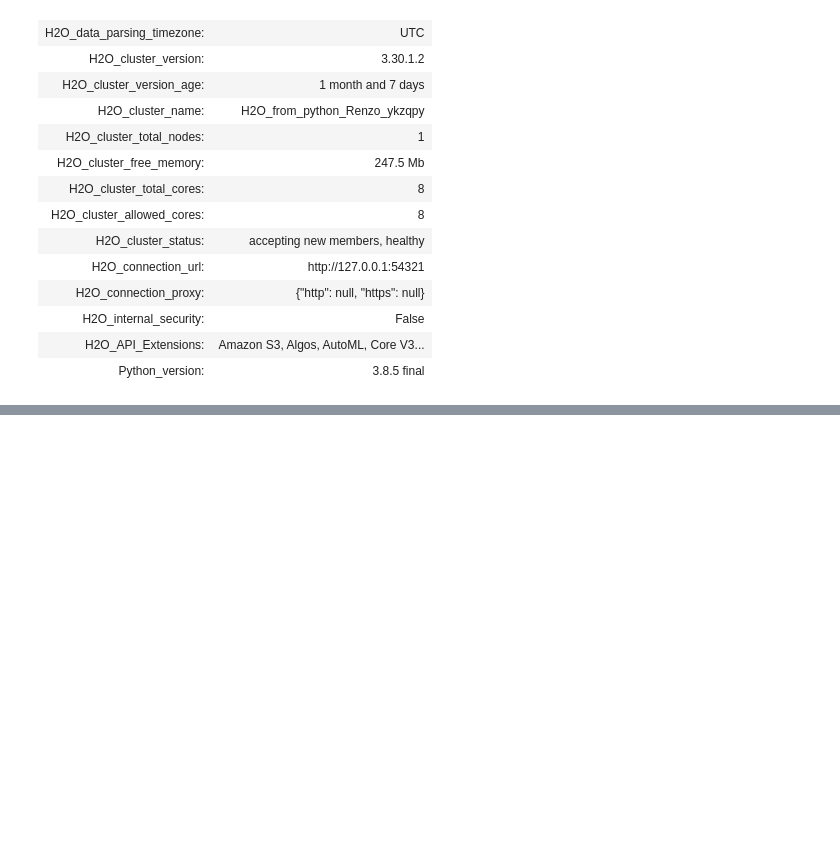
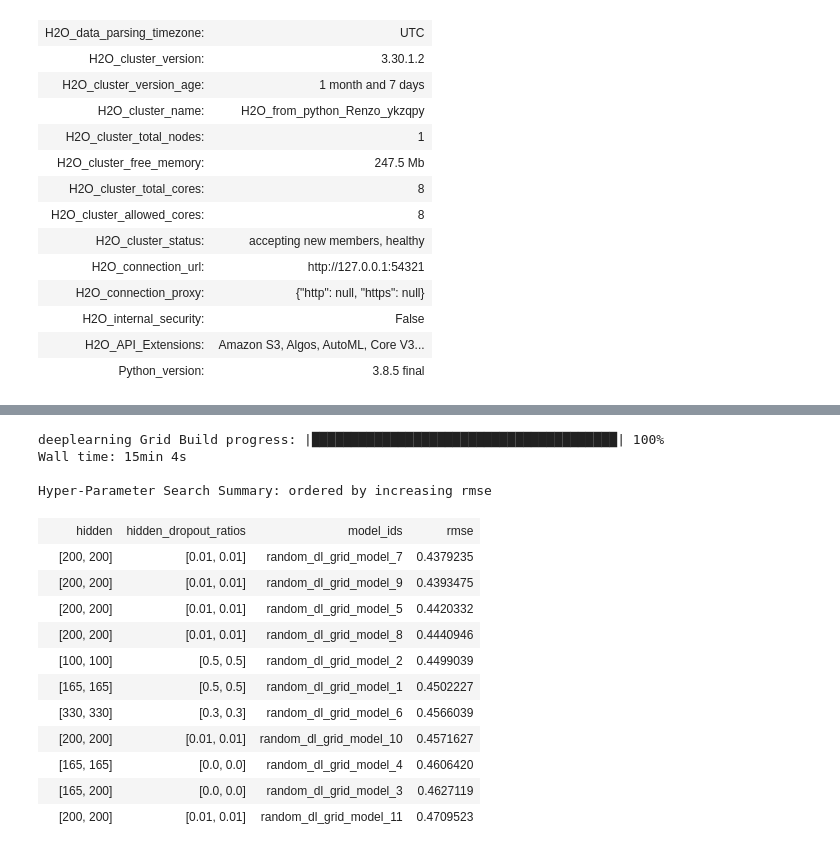
Before and after one commit to renzocsilva/H2O_journey, a Jupyter notebook: Regression_InterestRates.ipynb, the cells around one changed output, grey strips where cells are left out. Cells and saved outputs as stored; diff of their text form; code cells hidden in the pictures; blank space fills up the shorter version.

```diff
--- a/Regression_InterestRates.ipynb
+++ b/Regression_InterestRates.ipynb
@@ -49,0 +225,55 @@ SyntaxError: invalid syntax (&lt;ipython-input-2-b8193dcab7f3&gt;, line 2)
+# %%
+dl = H2ODL(seed = 42,
+           model_id = "DL_tuned",
+           nfolds = 0,
+           keep_cross_validation_predictions  = False,
+           epochs = 10,
+           hidden = [200, 200],
+           hidden_dropout_ratios = [0.01, 0.01],
+           activation = "rectifier_with_dropout",
+           stopping_rounds = 3,
+           stopping_tolerance = 1e-3,
+           stopping_metric = "rmse",
+           adaptive_rate = True)
+
+
+hyper_params = {
+                'max_w2'  : [1e38, 1e35, 1e36],
+                'l2'      : [1e-7, 1e-6, 1e-5, 1e-4],
+               }
+
+
+search_criteria_tune = {
+    "strategy": "RandomDiscrete",
+    "max_runtime_secs": 900,
+    "max_models": 100,
+    "seed": 42
+}
+
+dl_grid = H2OGridSearch(model = dl,
+                        hyper_params = hyper_params,
+                        grid_id = "random_dl_grid",
+                        search_criteria = search_criteria_tune)
+
+%time dl_grid.train(x = x, y = y, training_frame = train, validation_frame = valid)
+
+
+hidden_per = dl_grid.get_grid(sort_by = "rmse", decreasing = False)
+hidden_per.sorted_metric_table()
+# %% [output]
+deeplearning Grid Build progress: |███████████████████████████████████████| 100%
+Wall time: 15min 4s
+
+Hyper-Parameter Search Summary: ordered by increasing rmse
+|  | hidden | hidden_dropout_ratios | model_ids | rmse |
+|  | [200, 200] | [0.01, 0.01] | random_dl_grid_model_7 | 0.4379235 |
+|  | [200, 200] | [0.01, 0.01] | random_dl_grid_model_9 | 0.4393475 |
+|  | [200, 200] | [0.01, 0.01] | random_dl_grid_model_5 | 0.4420332 |
+|  | [200, 200] | [0.01, 0.01] | random_dl_grid_model_8 | 0.4440946 |
+|  | [100, 100] | [0.5, 0.5] | random_dl_grid_model_2 | 0.4499039 |
+|  | [165, 165] | [0.5, 0.5] | random_dl_grid_model_1 | 0.4502227 |
+|  | [330, 330] | [0.3, 0.3] | random_dl_grid_model_6 | 0.4566039 |
+|  | [200, 200] | [0.01, 0.01] | random_dl_grid_model_10 | 0.4571627 |
+|  | [165, 165] | [0.0, 0.0] | random_dl_grid_model_4 | 0.4606420 |
+|  | [165, 200] | [0.0, 0.0] | random_dl_grid_model_3 | 0.4627119 |
+|  | [200, 200] | [0.01, 0.01] | random_dl_grid_model_11 | 0.4709523 |
```
Also changed, not shown: parts of 9 cells of this notebook.
